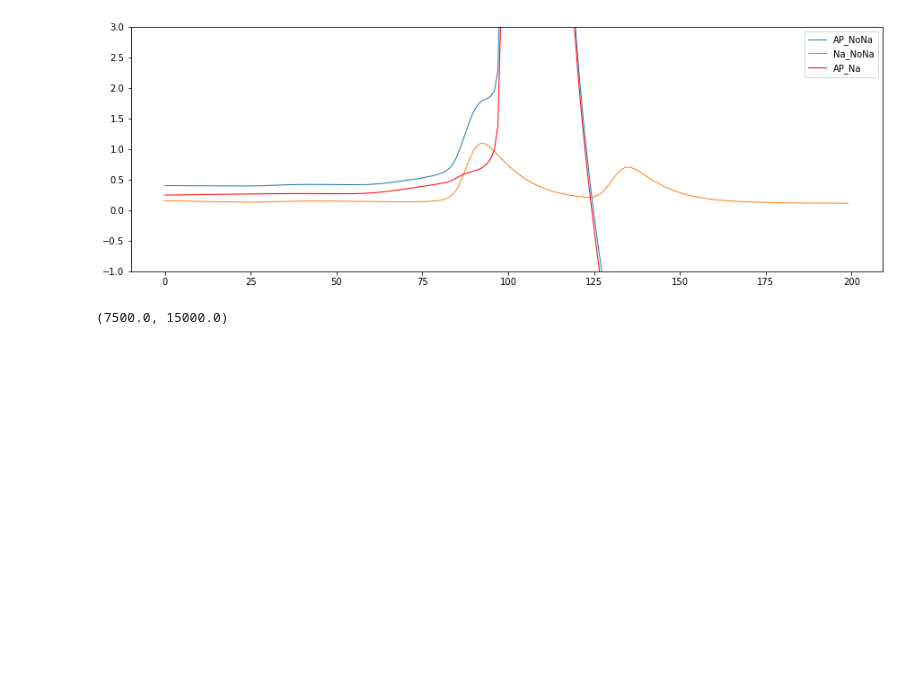
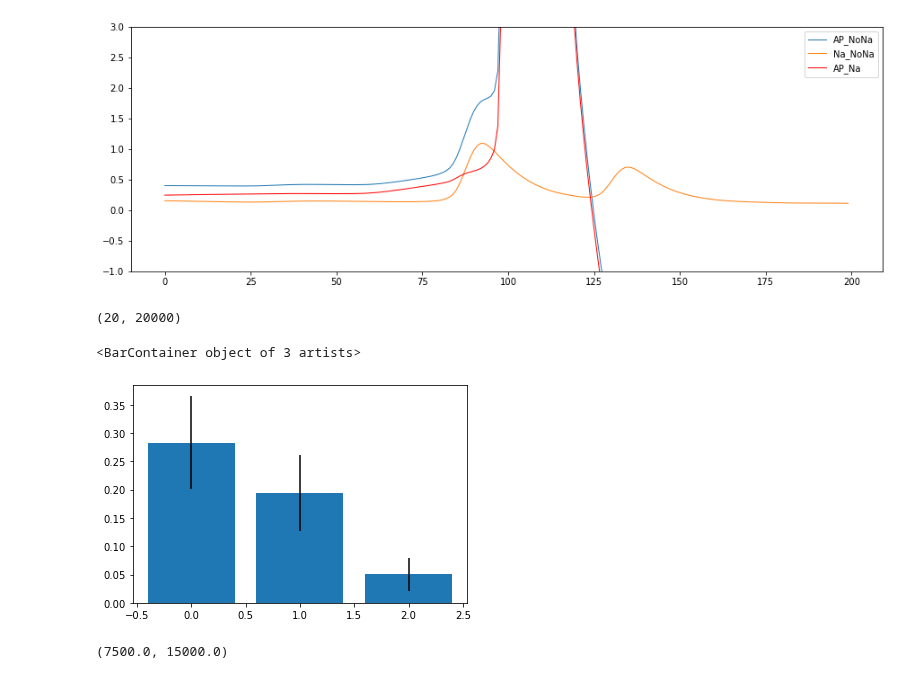
Before and after one commit to yjkimnada/dendrite, a Jupyter notebook: AP_experimental.ipynb, the cells around one changed output. Saved outputs shown, nothing was run; the diff lists cells and outputs as text; code cells hidden in the pictures; blank space fills up the shorter version.

```diff
--- a/AP_experimental.ipynb
+++ b/AP_experimental.ipynb
@@ -320,9 +321,9 @@ plt.legend()
 <matplotlib.legend.Legend at 0x...>
 [figure]
 # %%
-V_ap = np.load("/media/hdd01/sklee/CA1_clust4-60_AP/data/vdata_T10_Ne2000_gA0.6_tauA1_gN0.8_Ni200_gG0.1_gB0.1_Er0.5_Ir7.4_random_NR_rep1000_stimseed1.npy")[:,:50000].flatten()
-V_na = np.load("/media/hdd01/sklee/CA1_clust4-60/data/vdata_T10_Ne2000_gA0.6_tauA1_gN0.8_Ni200_gG0.1_gB0.1_Er0.5_Ir7.4_random_NR_rep1000_stimseed1.npy")[:,:50000].flatten()
-V_nona = np.load("/media/hdd01/sklee/CA1_clust4-60_noNA/data/vdata_T10_Ne2000_gA0.6_tauA1_gN0.8_Ni200_gG0.1_gB0.1_noDendNa_Er0.5_Ir7.4_random_NR_rep1000_stimseed1.npy")[:,:50000].flatten()
+V_ap = np.load("/media/hdd01/sklee/CA1_clust4-60_AP/data/vdata_T10_Ne2000_gA0.6_tauA1_gN0.8_Ni200_gG0.1_gB0.1_Er0.5_Ir7.4_random_NR_rep1000_stimseed1.npy")[:,:50000]
+V_na = np.load("/media/hdd01/sklee/CA1_clust4-60/data/vdata_T10_Ne2000_gA0.6_tauA1_gN0.8_Ni200_gG0.1_gB0.1_Er0.5_Ir7.4_random_NR_rep1000_stimseed1.npy")[:,:50000]
+V_nona = np.load("/media/hdd01/sklee/CA1_clust4-60_noNA/data/vdata_T10_Ne2000_gA0.6_tauA1_gN0.8_Ni200_gG0.1_gB0.1_noDendNa_Er0.5_Ir7.4_random_NR_rep1000_stimseed1.npy")[:,:50000]
 # %%
 V_ap_na = V_ap - V_na
 V_ap_nona = V_ap - V_nona
@@ -331,6 +332,21 @@ V_na_nona = V_na - V_nona
 whole_pred_test = np.load("/media/hdd01/sklee/CA1_clust4-60_AP/whole_pred/gru_h20_test.npy")
 comb_pred_test = np.load("/media/hdd01/sklee/CA1_clust4-60_AP/comb_pred/gru_h20_test.npy")
 nona_test = np.load("/media/hdd01/sklee/CA1_clust4-60_AP/nona/gru_h20_test.npy")
+print(whole_pred_test.shape)
+# %% [output]
+(20, 20000)
+# %%
+var_exp = np.empty((3,20))
+
+for i in range(20):
+    var_exp[0,i] = explained_variance_score(V_ap_na[i+980][12000:32000], comb_pred_test[i])
+    var_exp[1,i] = explained_variance_score(V_ap_na[i+980][12000:32000], whole_pred_test[i])
+    var_exp[2,i] = explained_variance_score(V_ap_na[i+980][12000:32000], nona_test[i])
+# %%
+plt.bar(np.arange(3), np.mean(var_exp, 1), yerr=np.std(var_exp, 1))
+# %% [output]
+<BarContainer object of 3 artists>
+[figure, added]
 # %%
 idx = np.random.randint(0,19)
 
```
Also changed, not shown: parts of 7 cells of this notebook, 22 other files.
